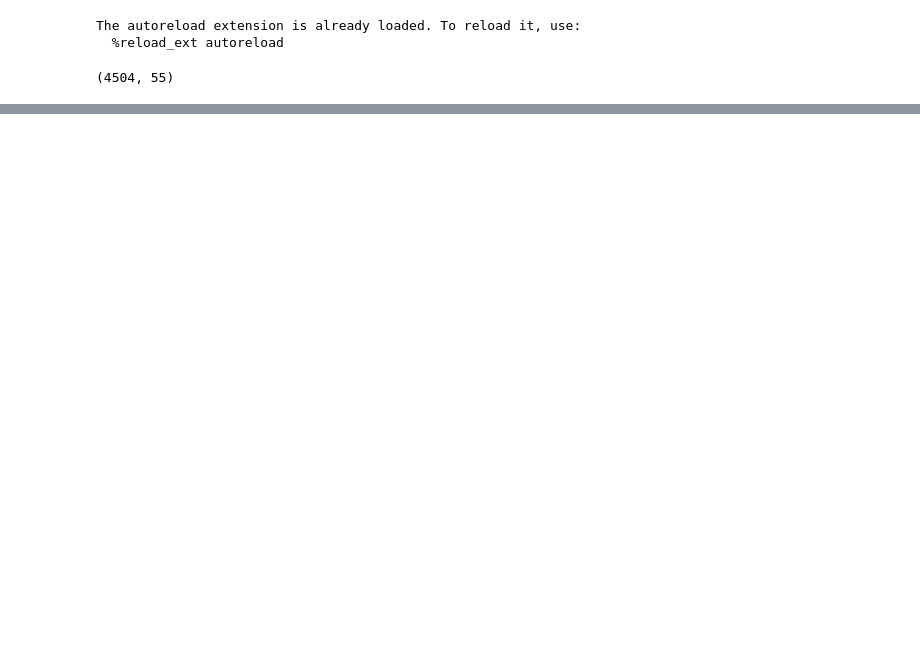
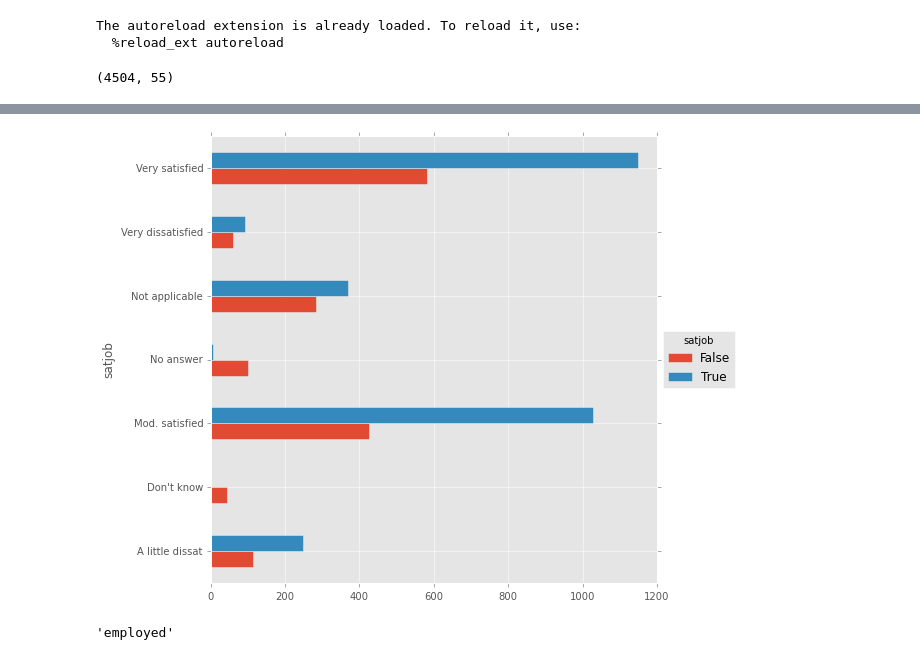
Before and after one commit to banjopickin/women_workforce, a Jupyter notebook: draft.ipynb, the cells around one changed output, grey strips where cells are left out. Drawn from its saved outputs; the diff is of its cells as text; code cells hidden in the pictures; blank space fills up the shorter version.

```diff
--- a/draft.ipynb
+++ b/draft.ipynb
@@ -77,0 +97,4 @@ df_r.shape
+# %%
+h_bar(df.satjob,df.employed)
+# %% [output]
+[figure, added]
@@ -77,0 +103,4 @@ df_r.shape
+# %%
+a.employed.name
+# %% [output]
+'employed'
```
Also changed, not shown: parts of 15 cells of this notebook, 3 other files.
